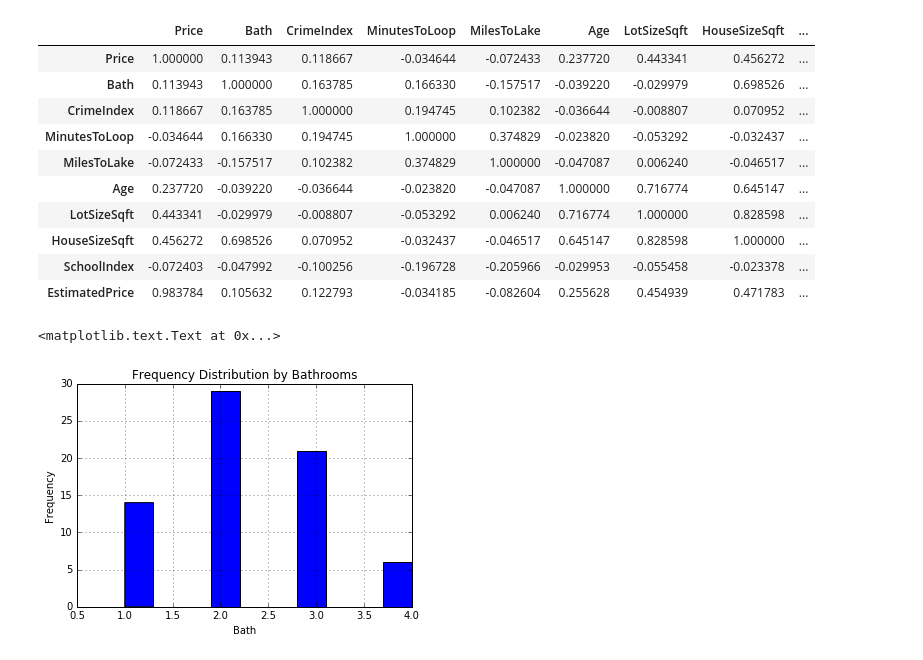
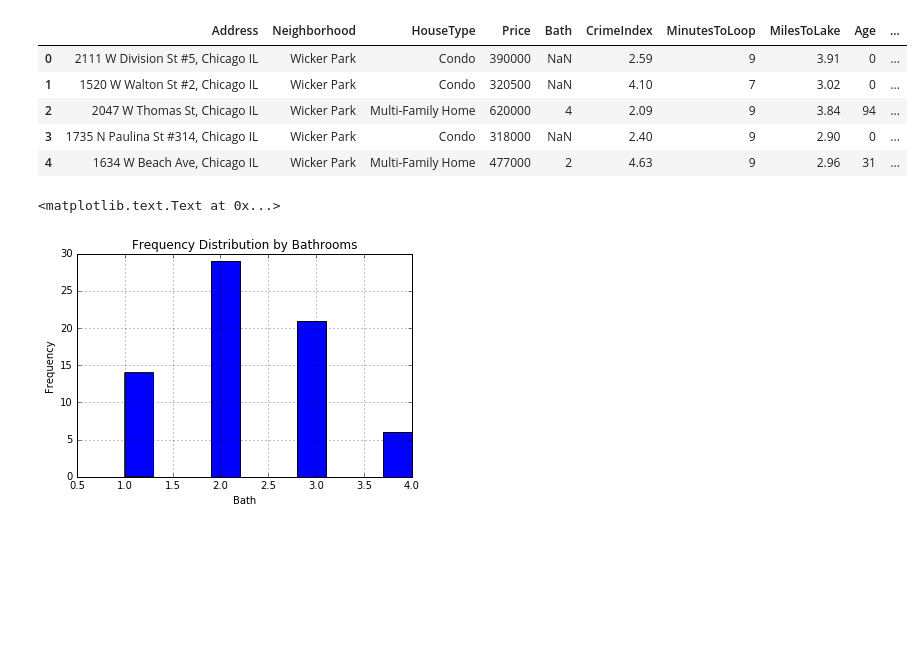
Before and after one commit to austiine04/xconf-machine-learning-lab, a Jupyter notebook: Predicting House Prices.ipynb, the cells around one changed output. Cells and saved outputs as stored; diff of their text form; code cells hidden in the pictures; blank space fills up the shorter version.

```diff
--- a/Predicting House Prices.ipynb
+++ b/Predicting House Prices.ipynb
@@ -8,31 +8,26 @@ del house_data['Unnamed: 0']
 # %%
 # step 1: data exploration
 
-# house_data.head()
+house_data.head()
 # house_data.describe()
 # house_data.Bath.count(), # count a given column
 # house_data.columns
 # house_data.EstimatedPrice
 
 # looking for correlations between features
 # -ve means negative relationship, +ve means positive relationship
-house_data.corr()
+# house_data.corr()
 
 # trying to get a feel of how housesizeinsqft and bath affect the price
 # house_data.groupby(['HouseSizeSqft', 'Bath'])['Price'].mean()
 # house_data.groupby('Age').mean()
 # %% [output]
-|  | Price | Bath | CrimeIndex | MinutesToLoop | MilesToLake | Age | LotSizeSqft | HouseSizeSqft | ... |
-| Price | 1.000000 | 0.113943 | 0.118667 | -0.034644 | -0.072433 | 0.237720 | 0.443341 | 0.456272 | ... |
-| Bath | 0.113943 | 1.000000 | 0.163785 | 0.166330 | -0.157517 | -0.039220 | -0.029979 | 0.698526 | ... |
-| CrimeIndex | 0.118667 | 0.163785 | 1.000000 | 0.194745 | 0.102382 | -0.036644 | -0.008807 | 0.070952 | ... |
-| MinutesToLoop | -0.034644 | 0.166330 | 0.194745 | 1.000000 | 0.374829 | -0.023820 | -0.053292 | -0.032437 | ... |
-| MilesToLake | -0.072433 | -0.157517 | 0.102382 | 0.374829 | 1.000000 | -0.047087 | 0.006240 | -0.046517 | ... |
-| Age | 0.237720 | -0.039220 | -0.036644 | -0.023820 | -0.047087 | 1.000000 | 0.716774 | 0.645147 | ... |
-| LotSizeSqft | 0.443341 | -0.029979 | -0.008807 | -0.053292 | 0.006240 | 0.716774 | 1.000000 | 0.828598 | ... |
-| HouseSizeSqft | 0.456272 | 0.698526 | 0.070952 | -0.032437 | -0.046517 | 0.645147 | 0.828598 | 1.000000 | ... |
-| SchoolIndex | -0.072403 | -0.047992 | -0.100256 | -0.196728 | -0.205966 | -0.029953 | -0.055458 | -0.023378 | ... |
-| EstimatedPrice | 0.983784 | 0.105632 | 0.122793 | -0.034185 | -0.082604 | 0.255628 | 0.454939 | 0.471783 | ... |
+|  | Address | Neighborhood | HouseType | Price | Bath | CrimeIndex | MinutesToLoop | MilesToLake | Age | ... |
+| 0 | 2111 W Division St #5, Chicago IL | Wicker Park | Condo | 390000 | NaN | 2.59 | 9 | 3.91 | 0 | ... |
+| 1 | 1520 W Walton St #2, Chicago IL | Wicker Park | Condo | 320500 | NaN | 4.10 | 7 | 3.02 | 0 | ... |
+| 2 | 2047 W Thomas St, Chicago IL | Wicker Park | Multi-Family Home | 620000 | 4 | 2.09 | 9 | 3.84 | 94 | ... |
+| 3 | 1735 N Paulina St #314, Chicago IL | Wicker Park | Condo | 318000 | NaN | 2.40 | 9 | 2.90 | 0 | ... |
+| 4 | 1634 W Beach Ave, Chicago IL | Wicker Park | Multi-Family Home | 477000 | 2 | 4.63 | 9 | 2.96 | 31 | ... |
 # %%
 # some visualizations on the data
 %matplotlib inline
```
Also changed, not shown: parts of 7 cells of this notebook, 3 other files.
